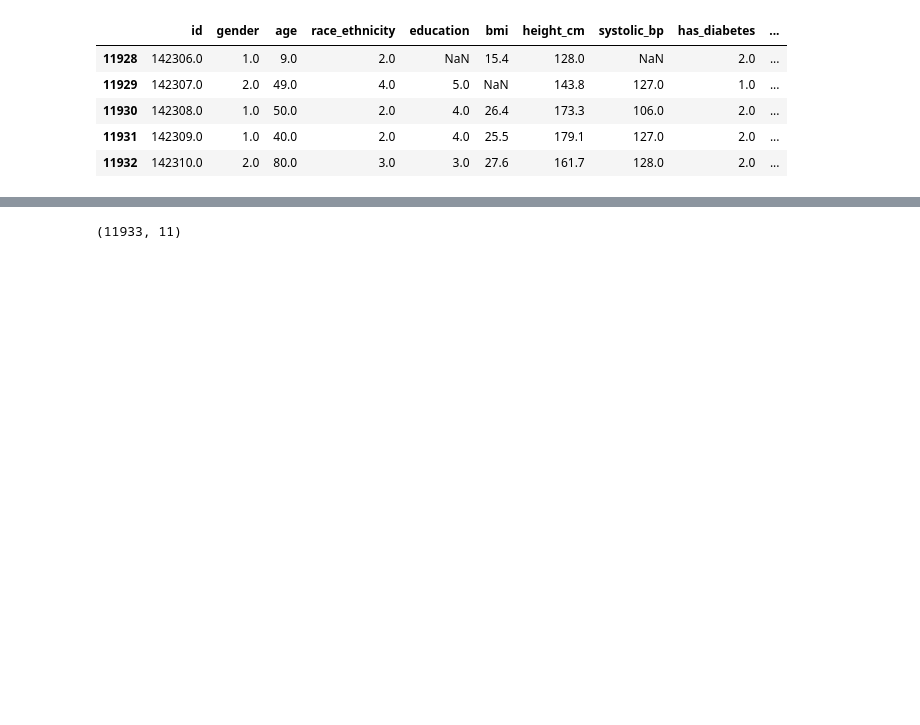
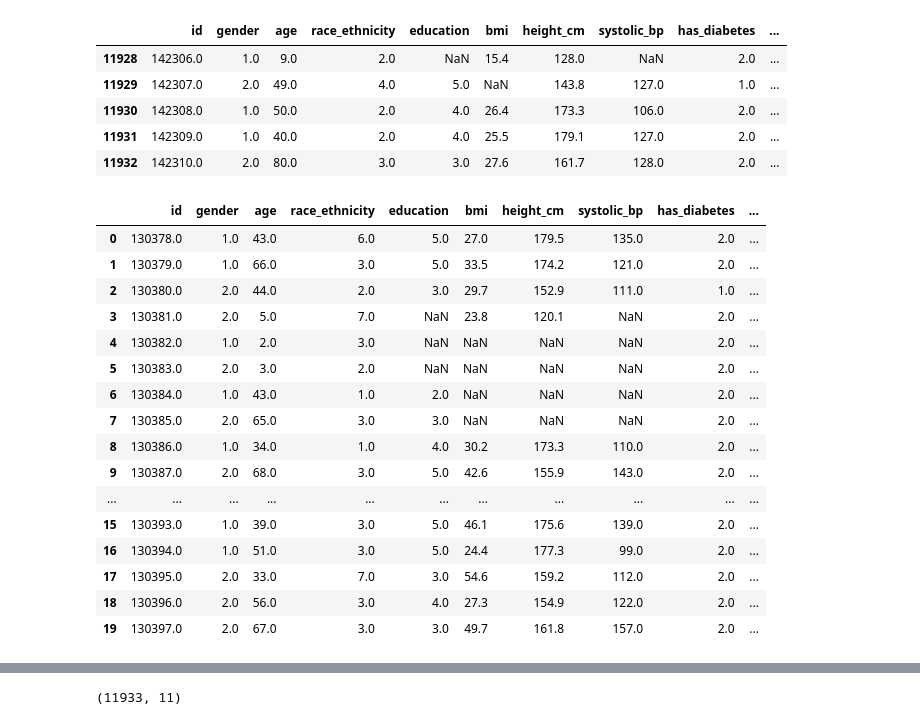
Before and after one commit to osoliman/DSC110, a Jupyter notebook: Description/DSC110_Description_Cleaning_Summarization.ipynb, the cells around one changed output, grey strips where cells are left out. Drawn from its saved outputs; the diff is of its cells as text; code cells hidden in the pictures; blank space fills up the shorter version.

```diff
--- a/Description/DSC110_Description_Cleaning_Summarization.ipynb
+++ b/Description/DSC110_Description_Cleaning_Summarization.ipynb
@@ -34,3 +23,23 @@ df.tail()
 | 11930 | 142308.0 | 1.0 | 50.0 | 2.0 | 4.0 | 26.4 | 173.3 | 106.0 | 2.0 | ... |
 | 11931 | 142309.0 | 1.0 | 40.0 | 2.0 | 4.0 | 25.5 | 179.1 | 127.0 | 2.0 | ... |
 | 11932 | 142310.0 | 2.0 | 80.0 | 3.0 | 3.0 | 27.6 | 161.7 | 128.0 | 2.0 | ... |
+# %%
+df.head(20)
+# %% [output]
+|  | id | gender | age | race_ethnicity | education | bmi | height_cm | systolic_bp | has_diabetes | ... |
+| 0 | 130378.0 | 1.0 | 43.0 | 6.0 | 5.0 | 27.0 | 179.5 | 135.0 | 2.0 | ... |
+| 1 | 130379.0 | 1.0 | 66.0 | 3.0 | 5.0 | 33.5 | 174.2 | 121.0 | 2.0 | ... |
+| 2 | 130380.0 | 2.0 | 44.0 | 2.0 | 3.0 | 29.7 | 152.9 | 111.0 | 1.0 | ... |
+| 3 | 130381.0 | 2.0 | 5.0 | 7.0 | NaN | 23.8 | 120.1 | NaN | 2.0 | ... |
+| 4 | 130382.0 | 1.0 | 2.0 | 3.0 | NaN | NaN | NaN | NaN | 2.0 | ... |
+| 5 | 130383.0 | 2.0 | 3.0 | 2.0 | NaN | NaN | NaN | NaN | 2.0 | ... |
+| 6 | 130384.0 | 1.0 | 43.0 | 1.0 | 2.0 | NaN | NaN | NaN | 2.0 | ... |
+| 7 | 130385.0 | 2.0 | 65.0 | 3.0 | 3.0 | NaN | NaN | NaN | 2.0 | ... |
+| 8 | 130386.0 | 1.0 | 34.0 | 1.0 | 4.0 | 30.2 | 173.3 | 110.0 | 2.0 | ... |
+| 9 | 130387.0 | 2.0 | 68.0 | 3.0 | 5.0 | 42.6 | 155.9 | 143.0 | 2.0 | ... |
+| ... | ... | ... | ... | ... | ... | ... | ... | ... | ... | ... |
+| 15 | 130393.0 | 1.0 | 39.0 | 3.0 | 5.0 | 46.1 | 175.6 | 139.0 | 2.0 | ... |
+| 16 | 130394.0 | 1.0 | 51.0 | 3.0 | 5.0 | 24.4 | 177.3 | 99.0 | 2.0 | ... |
+| 17 | 130395.0 | 2.0 | 33.0 | 7.0 | 3.0 | 54.6 | 159.2 | 112.0 | 2.0 | ... |
+| 18 | 130396.0 | 2.0 | 56.0 | 3.0 | 4.0 | 27.3 | 154.9 | 122.0 | 2.0 | ... |
+| 19 | 130397.0 | 2.0 | 67.0 | 3.0 | 3.0 | 49.7 | 161.8 | 157.0 | 2.0 | ... |
```
Also changed, not shown: parts of 77 cells of this notebook.
